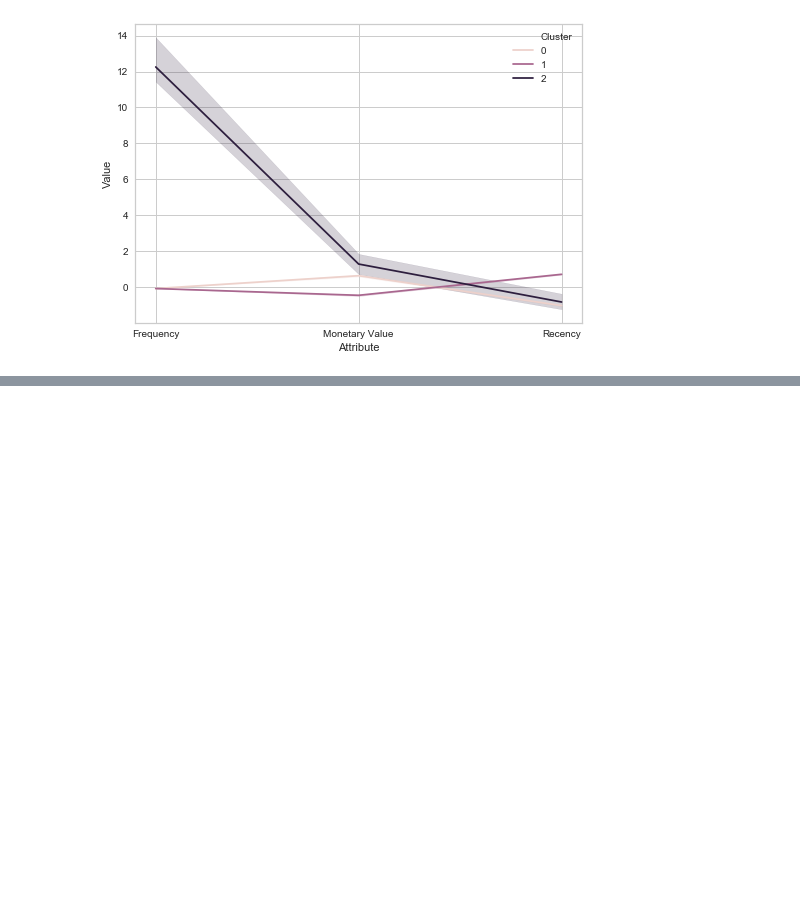
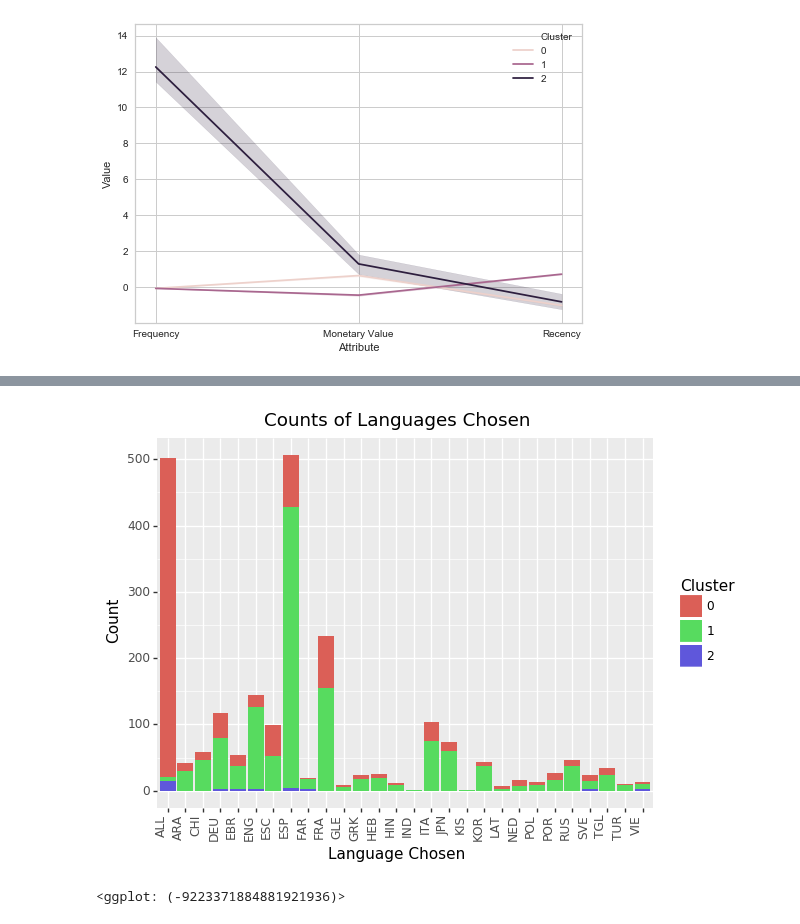
Before and after one commit to jgonz100/MGSC410-Final, a Jupyter notebook: eda.ipynb, the cells around one changed output, grey strips where cells are left out. Cells and saved outputs as stored; diff of their text form; code cells hidden in the pictures; blank space fills up the shorter version.

```diff
--- a/eda.ipynb
+++ b/eda.ipynb
@@ -427,0 +474,6 @@ sb.lineplot('Attribute', 'Value', hue = 'Cluster', data = subscribers_melt)
+# %%
+# Comparison of language chosen
+ggplot(subscriber, aes(x = 'Language', fill = 'Cluster')) +  geom_bar() + ylab('Count') + xlab('Language Chosen') +  ggtitle('Counts of Languages Chosen') + theme(axis_text_x=element_text(rotation=90, hjust=1))
+# %% [output]
+[figure, added]
+<ggplot: (-9223371884881921936)>
```
Also changed, not shown: parts of 25 cells of this notebook.
